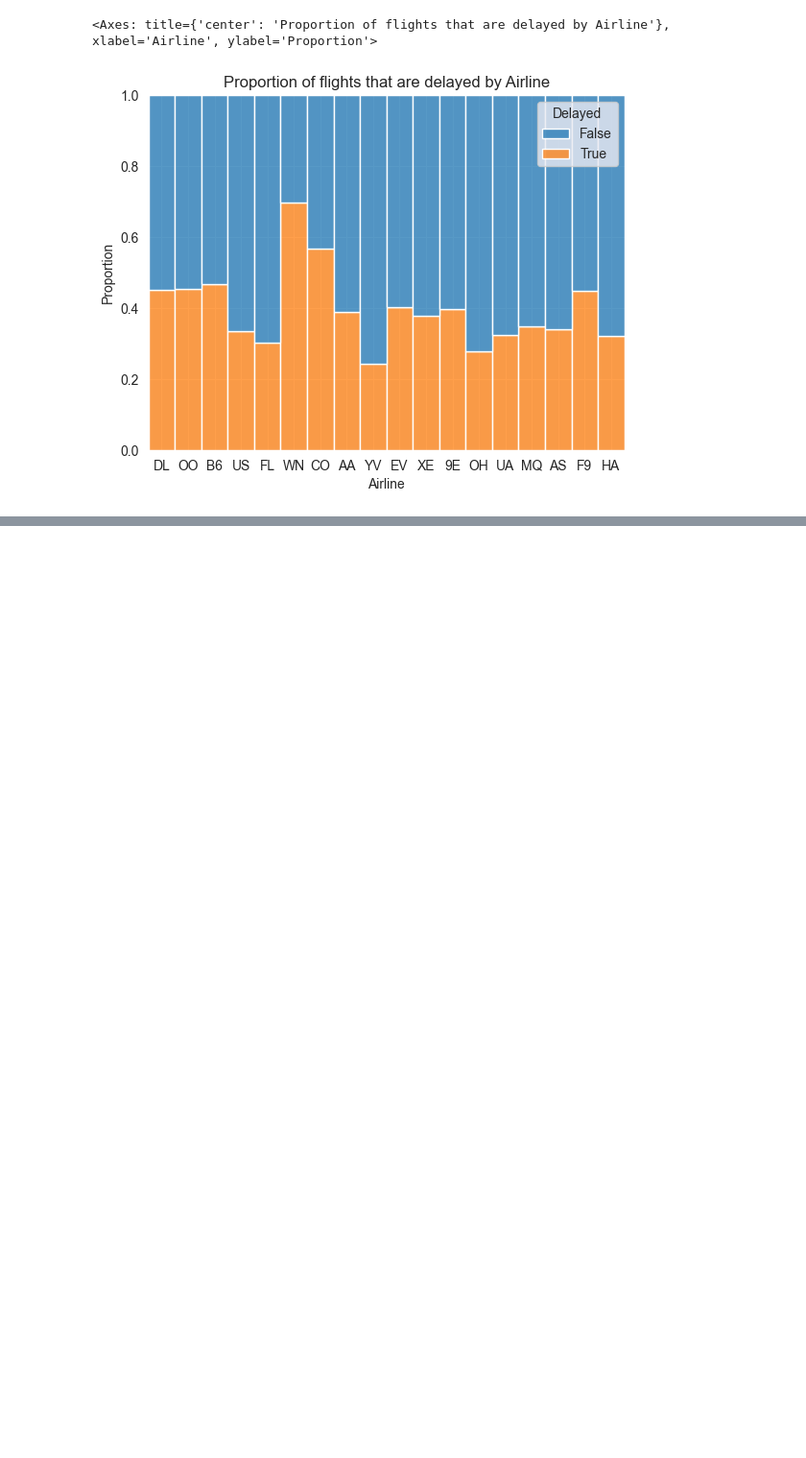
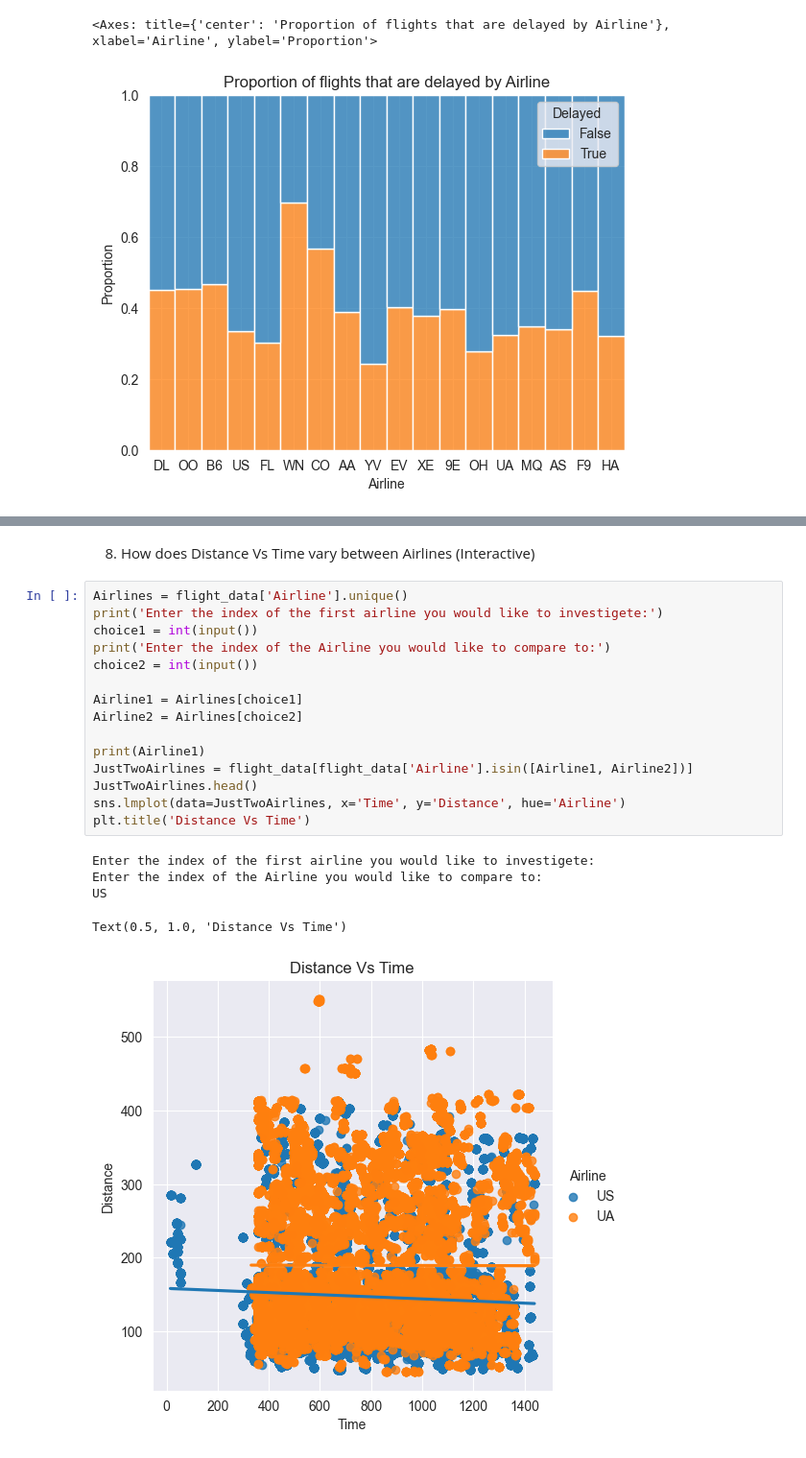
Before and after one commit to Ethan07914/flight_data_insight, a Jupyter notebook: main.ipynb, the cells around one changed output, grey strips where cells are left out. Shown at 96% size. Saved outputs shown, nothing was run; the diff lists cells and outputs as text; blank space fills up the shorter version.

```diff
--- a/main.ipynb
+++ b/main.ipynb
@@ -194,0 +218,23 @@ sns.histplot(data=delay_data, x='Airline', hue='Delayed', stat='proportion', mul
+# %% [markdown]
+8. How does Distance Vs Time vary between Airlines (Interactive)
+# %%
+Airlines = flight_data['Airline'].unique()
+print('Enter the index of the first airline you would like to investigete:')
+choice1 = int(input())
+print('Enter the index of the Airline you would like to compare to:')
+choice2 = int(input())
+
+Airline1 = Airlines[choice1]
+Airline2 = Airlines[choice2]
+
+print(Airline1)
+JustTwoAirlines = flight_data[flight_data['Airline'].isin([Airline1, Airline2])]
+JustTwoAirlines.head()
+sns.lmplot(data=JustTwoAirlines, x='Time', y='Distance', hue='Airline')
+plt.title('Distance Vs Time')
+# %% [output]
+Enter the index of the first airline you would like to investigete:
+Enter the index of the Airline you would like to compare to:
+US
+Text(0.5, 1.0, 'Distance Vs Time')
+[figure, added]
```
Also changed, not shown: parts of 4 cells of this notebook.
